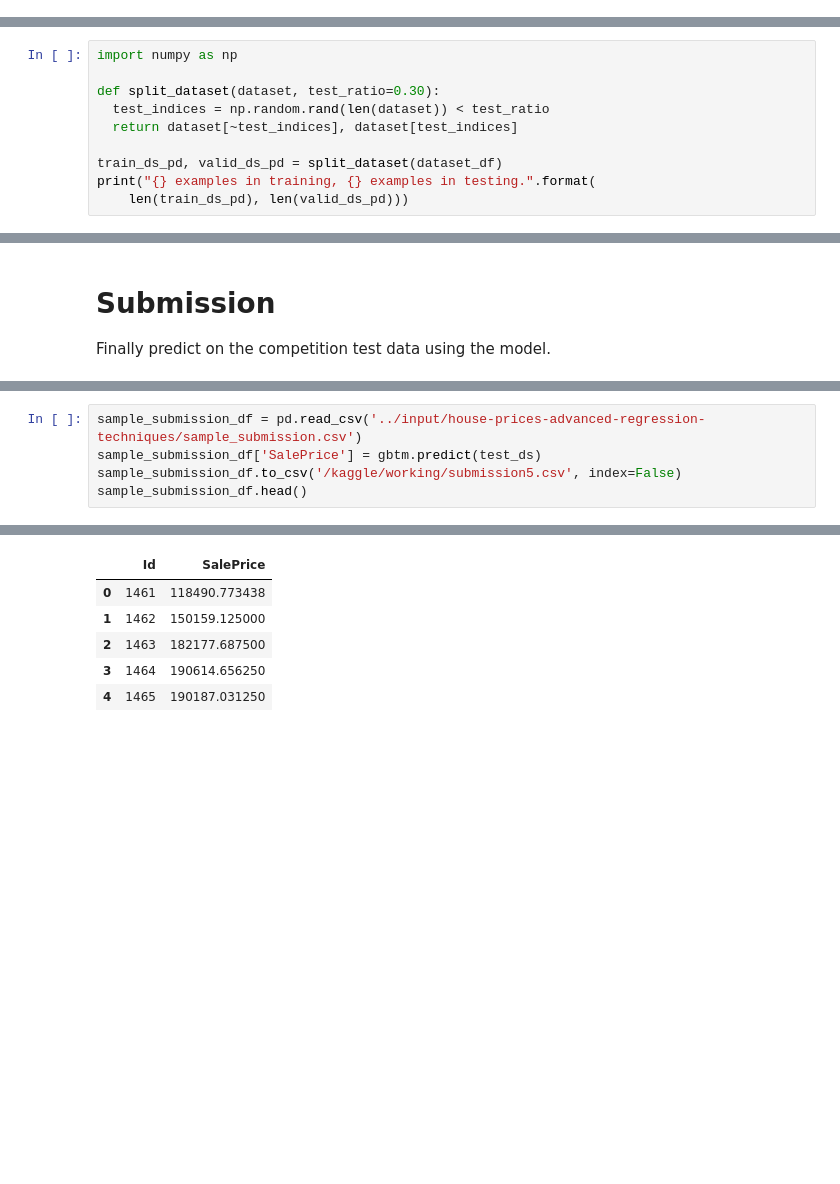
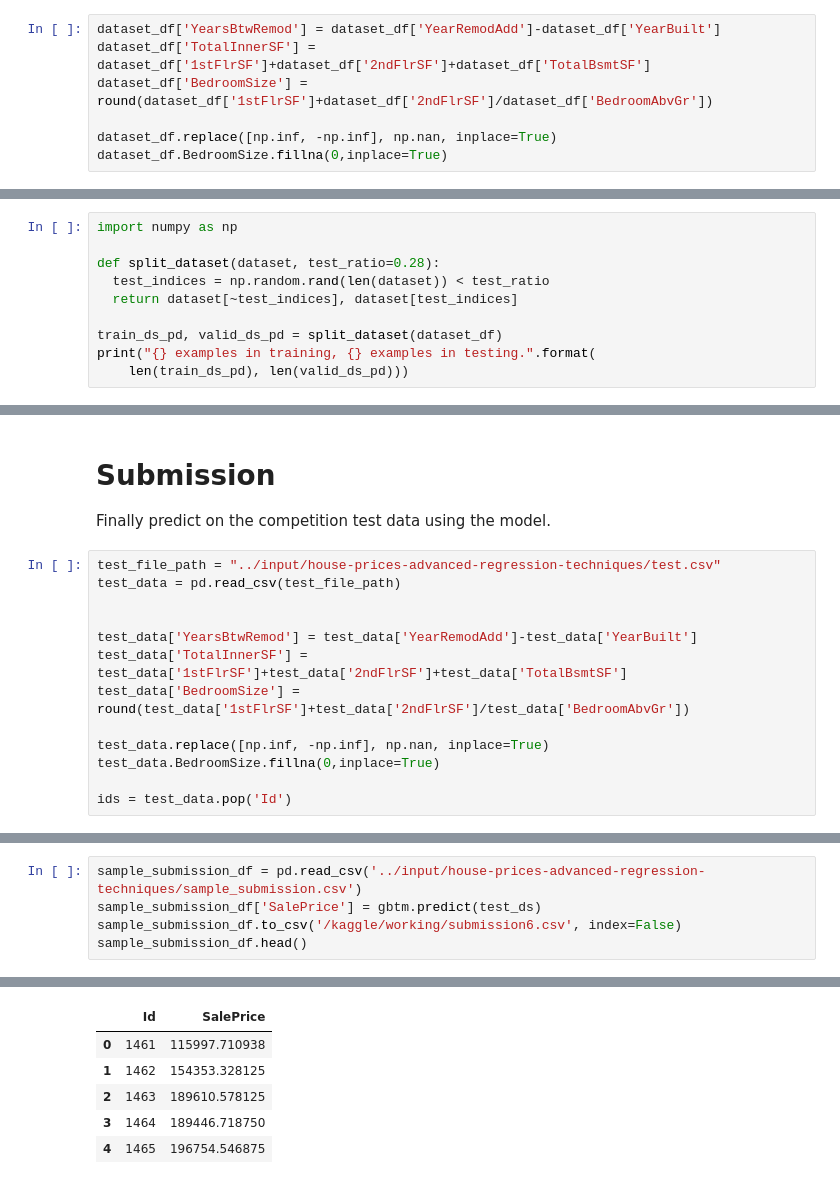
Before and after one commit to jjjj17/kaggle-houseprices, a Jupyter notebook: house-prices-prediction-using-tfdf.ipynb, the cells around one changed output, grey strips where cells are left out. Cells and saved outputs as stored; diff of their text form; blank space fills up the shorter version.

```diff
--- a/house-prices-prediction-using-tfdf.ipynb
+++ b/house-prices-prediction-using-tfdf.ipynb
@@ -71,3 +80,10 @@ list(set(dataset_df.dtypes.tolist()))
+# %%
+dataset_df['YearsBtwRemod'] = dataset_df['YearRemodAdd']-dataset_df['YearBuilt']
+dataset_df['TotalInnerSF'] = dataset_df['1stFlrSF']+dataset_df['2ndFlrSF']+dataset_df['TotalBsmtSF']
+dataset_df['BedroomSize'] = round(dataset_df['1stFlrSF']+dataset_df['2ndFlrSF']/dataset_df['BedroomAbvGr'])
+
+dataset_df.replace([np.inf, -np.inf], np.nan, inplace=True)
+dataset_df.BedroomSize.fillna(0,inplace=True)
 # %%
 df_num = dataset_df.select_dtypes(include = ['float64', 'int64'])
 df_num.head()
@@ -94,7 +143,7 @@ Now let us split the dataset into training and testing datasets:
 # %%
 import numpy as np
 
-def split_dataset(dataset, test_ratio=0.30):
+def split_dataset(dataset, test_ratio=0.28):
   test_indices = np.random.rand(len(dataset)) < test_ratio
   return dataset[~test_indices], dataset[test_indices]
 
@@ -293,3 +331,16 @@ plt.show()
 # %% [markdown]
 # Submission
 Finally predict on the competition test data using the model.
+# %%
+test_file_path = "../input/house-prices-advanced-regression-techniques/test.csv"
+test_data = pd.read_csv(test_file_path)
+
+
+test_data['YearsBtwRemod'] = test_data['YearRemodAdd']-test_data['YearBuilt']
+test_data['TotalInnerSF'] = test_data['1stFlrSF']+test_data['2ndFlrSF']+test_data['TotalBsmtSF']
+test_data['BedroomSize'] = round(test_data['1stFlrSF']+test_data['2ndFlrSF']/test_data['BedroomAbvGr'])
+
+test_data.replace([np.inf, -np.inf], np.nan, inplace=True)
+test_data.BedroomSize.fillna(0,inplace=True)
+
+ids = test_data.pop('Id')
@@ -318,6 +365,6 @@ output.head()
 # %%
 sample_submission_df = pd.read_csv('../input/house-prices-advanced-regression-techniques/sample_submission.csv')
 sample_submission_df['SalePrice'] = gbtm.predict(test_ds)
-sample_submission_df.to_csv('/kaggle/working/submission5.csv', index=False)
+sample_submission_df.to_csv('/kaggle/working/submission6.csv', index=False)
 sample_submission_df.head()
 # %% [output]
@@ -325,6 +372,6 @@ sample_submission_df.head()
 |  | Id | SalePrice |
-| 0 | 1461 | 118490.773438 |
-| 1 | 1462 | 150159.125000 |
-| 2 | 1463 | 182177.687500 |
-| 3 | 1464 | 190614.656250 |
-| 4 | 1465 | 190187.031250 |
+| 0 | 1461 | 115997.710938 |
+| 1 | 1462 | 154353.328125 |
+| 2 | 1463 | 189610.578125 |
+| 3 | 1464 | 189446.718750 |
+| 4 | 1465 | 196754.546875 |
```
Also changed, not shown: parts of 24 cells of this notebook.
